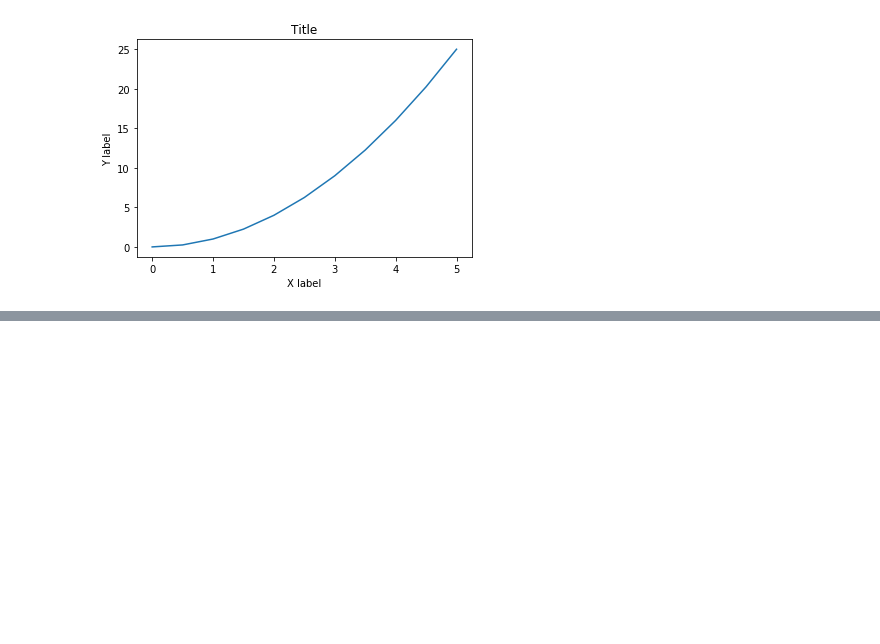
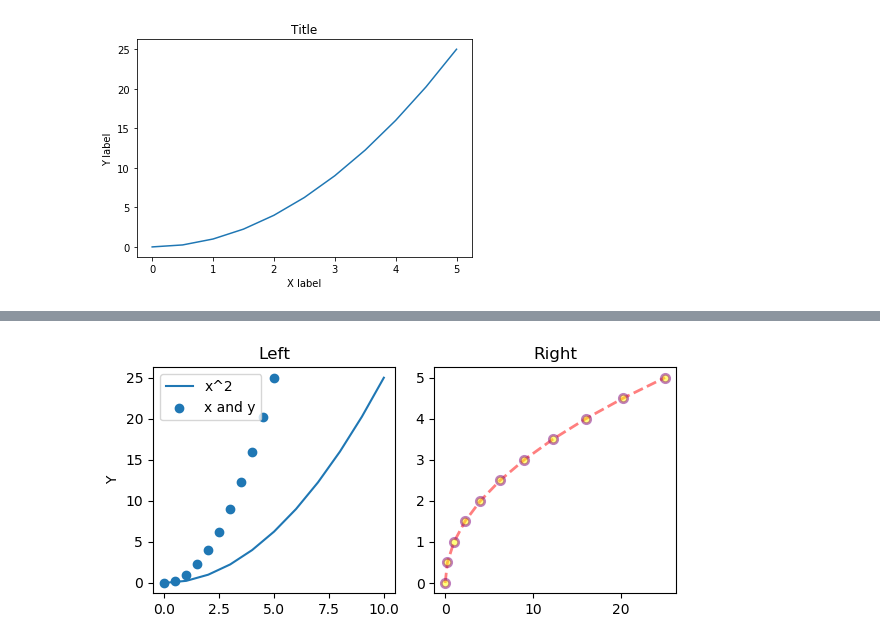
Before and after one commit to satriobhirawa/Private-DataScience-MachineLearning, a Jupyter notebook: Matplotlib.ipynb, the cells around one changed output, grey strips where cells are left out. Cells and saved outputs as stored; diff of their text form; code cells hidden in the pictures; blank space fills up the shorter version.

```diff
--- a/Matplotlib.ipynb
+++ b/Matplotlib.ipynb
@@ -29,0 +72,16 @@ Text(0.5, 1.0, 'Title')
+# %%
+
+fig,ax = plt.subplots(nrows=1,ncols=2,figsize=(6,3),dpi=100)
+ax[0].scatter(x,y,label='x and y')
+ax[0].set_title('Left')
+ax[0].set_ylabel('Y')
+ax[0].plot(x**2,label='x^2')
+ax[0].legend(loc=0)
+
+ax[1].plot(y,x,color='red',linewidth=2,alpha=0.5, linestyle='dashed', marker='o',
+           markerfacecolor='yellow', markeredgewidth=2, markeredgecolor='purple')
+ax[1].set_title('Right')
+
+plt.tight_layout()
+# %% [output]
+[figure, added]
```
Also changed, not shown: parts of 6 cells of this notebook.
